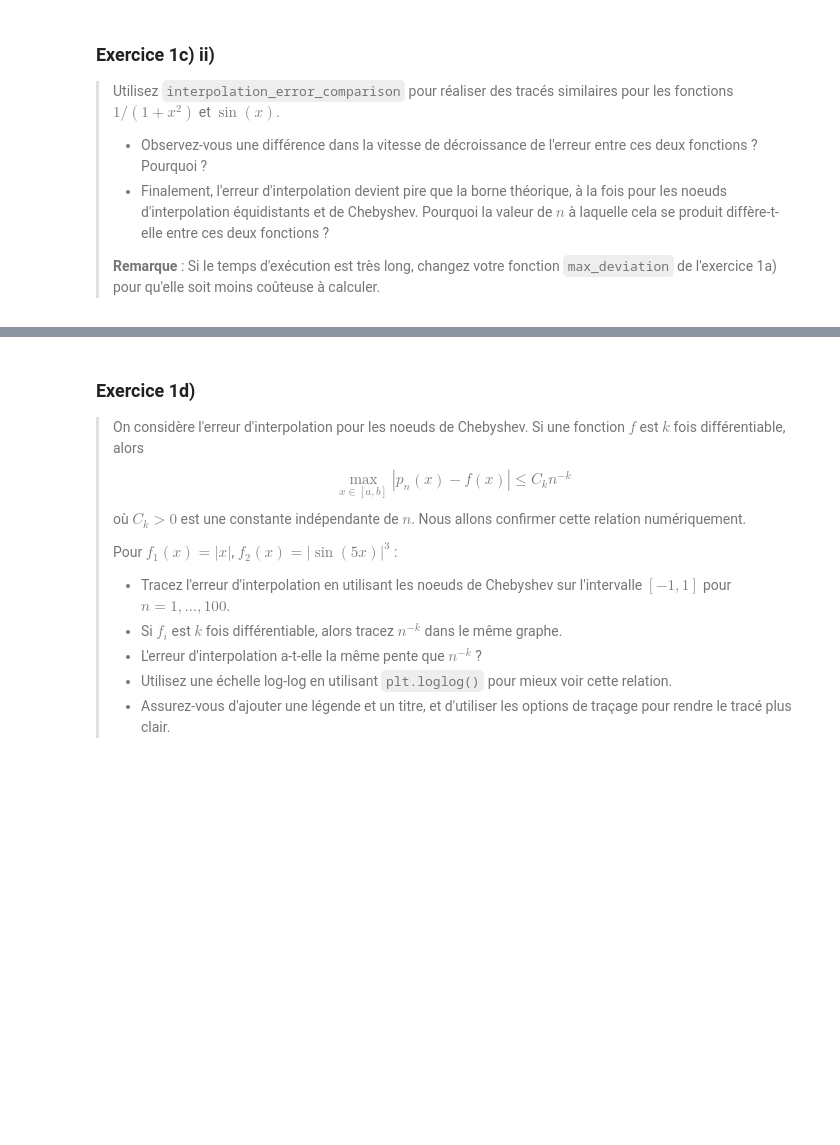
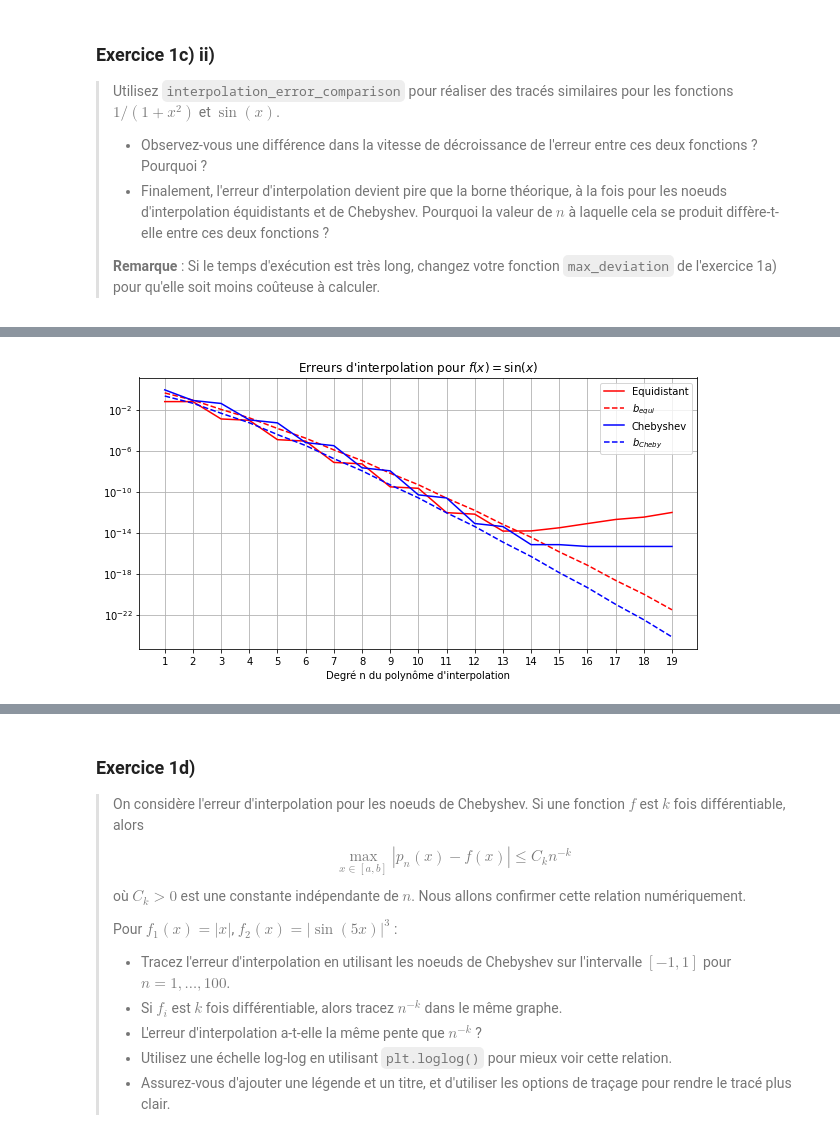
Before and after one commit to David-Kyrat/12M040-AnaNum-TPs, a Jupyter notebook: TP02.ipynb, the cells around one changed output, grey strips where cells are left out. Saved outputs shown, nothing was run; the diff lists cells and outputs as text; code cells hidden in the pictures; blank space fills up the shorter version.

```diff
--- a/TP02.ipynb
+++ b/TP02.ipynb
@@ -410,0 +478,4 @@ interpolation_error_comparison(sympy.exp(x), -1, 1, 20)
+# %%
+interpolation_error_comparison(sympy.sin(x), -1, 1, 20)
+# %% [output]
+[figure, added]
```
Also changed, not shown: parts of 31 cells of this notebook, 1 other file.
